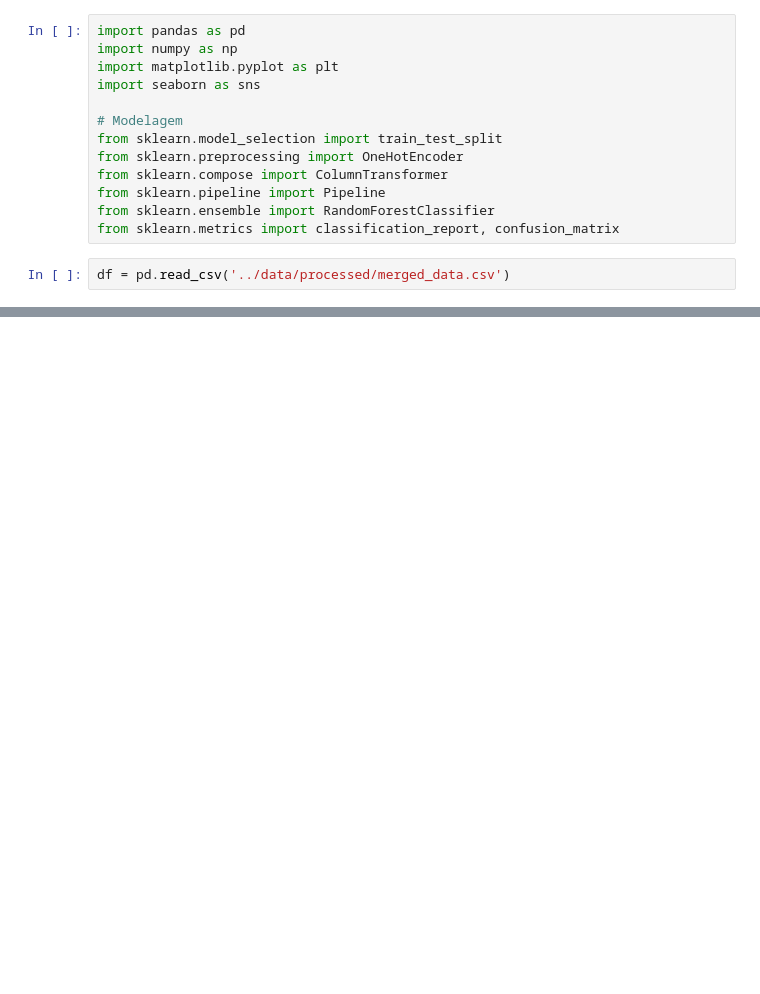
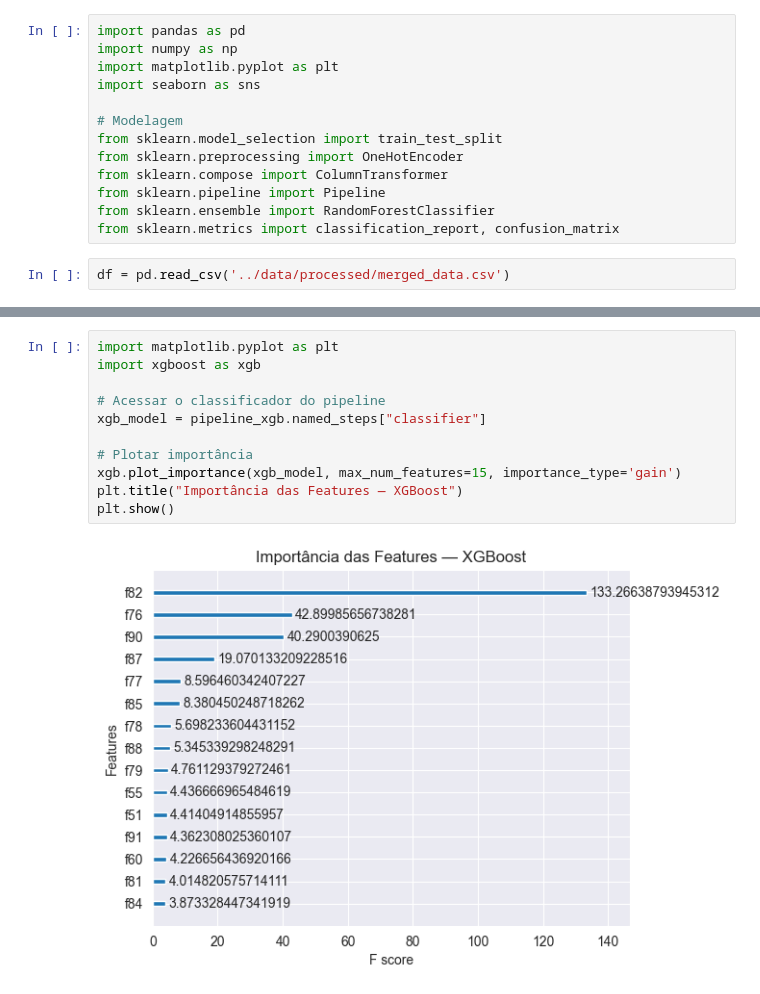
Before and after one commit to HugoVasc/ai-hiring-matcher, a Jupyter notebook: notebooks/modeling_baseline.ipynb, the cells around one changed output, grey strips where cells are left out. Drawn from its saved outputs; the diff is of its cells as text; blank space fills up the shorter version.

```diff
--- a/notebooks/modeling_baseline.ipynb
+++ b/notebooks/modeling_baseline.ipynb
@@ -47,0 +208,13 @@ df_model.head()
+# %%
+import matplotlib.pyplot as plt
+import xgboost as xgb
+
+# Acessar o classificador do pipeline
+xgb_model = pipeline_xgb.named_steps["classifier"]
+
+# Plotar importância
+xgb.plot_importance(xgb_model, max_num_features=15, importance_type='gain')
+plt.title("Importância das Features — XGBoost")
+plt.show()
+# %% [output]
+[figure, added]
```
Also changed, not shown: parts of 16 cells of this notebook, 6 other files.
